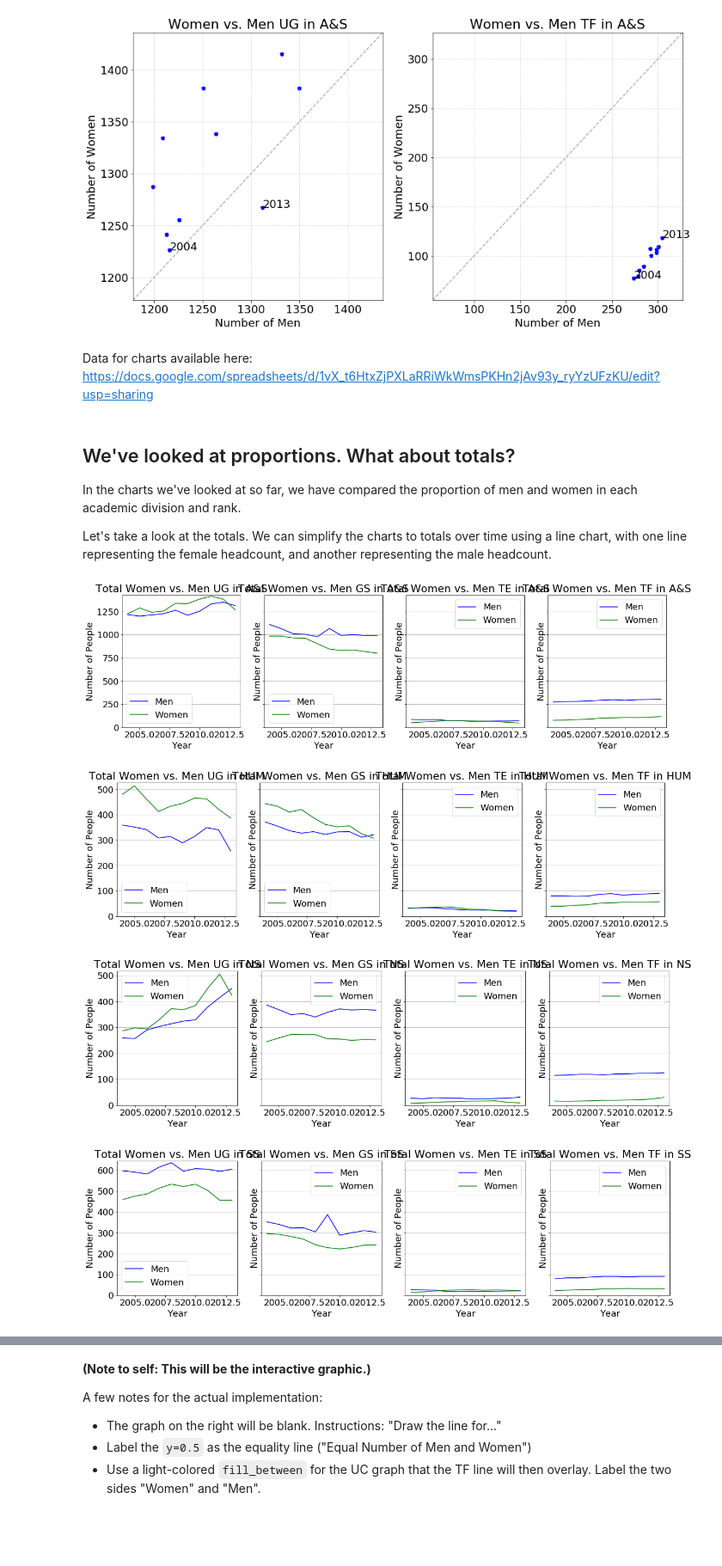
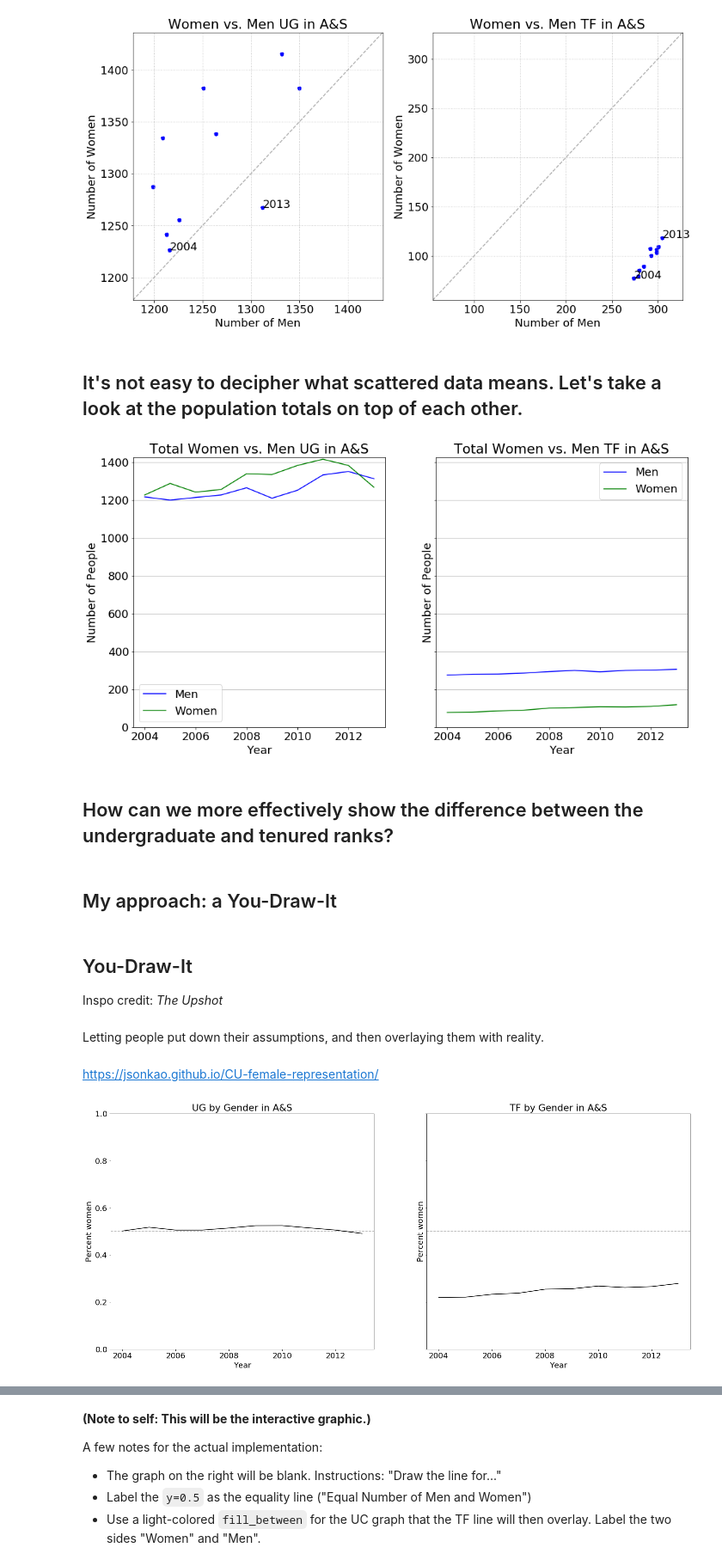
Before and after one commit to jsonkao/CU-female-representation, a Jupyter notebook: notebooks/female-representation.ipynb, the cells around one changed output, grey strips where cells are left out. Shown at 86% size. Cells and saved outputs as stored; diff of their text form; code cells hidden in the pictures; blank space fills up the shorter version.

```diff
--- a/notebooks/female-representation.ipynb
+++ b/notebooks/female-representation.ipynb
@@ -137,14 +137,6 @@ def drawArtsAndSciencesComparisons():
 drawArtsAndSciencesComparisons()
 # %% [output]
 [figure]
-# %% [markdown]
-Data for charts available here: https://docs.google.com/spreadsheets/d/1vX_t6HtxZjPXLaRRiWkWmsPKHn2jAv93y_ryYzUFzKU/edit?usp=sharing
-# %% [markdown]
-## We've looked at proportions. What about totals?
-
-In the charts we've looked at so far, we have compared the proportion of men and women in each academic division and rank.
-
-Let's take a look at the totals. We can simplify the charts to totals over time using a line chart, with one line representing the female headcount, and another representing the male headcount.
 # %%
 def plotLines(plot, div, rank, abbreviate=True):
     labelIndex = 1 if abbreviate else 0
@@ -160,3 +152,5 @@ def plotLines(plot, div, rank, abbreviate=True):
     plot.legend()
 
     plot.yaxis.grid(True)
+# %% [markdown]
+## It's not easy to decipher what scattered data means. Let's take a look at the population totals on top of each other.
@@ -163,10 +162,39 @@ def plotLines(plot, div, rank, abbreviate=True):
+# %%
+drawArtsAndSciencesTotals()
+# %% [output]
+[figure, added]
+# %% [markdown]
+## How can we more effectively show the difference between the undergraduate and tenured ranks?
+# %% [markdown]
+## My approach: a You-Draw-It
+# %% [markdown]
+## You-Draw-It
+
+Inspo credit: _The Upshot_
+# %% [markdown]
+Letting people put down their assumptions, and then overlaying them with reality.
+# %% [markdown]
+https://jsonkao.github.io/CU-female-representation/
+# %%
+def plotFemalePercentLine(plot, div, rank, abbreviate=True, fill=True):
+    labelIndex = 1 if abbreviate else 0
+    plot.set_title('{} by Gender in {}'.format(ranks[rank][labelIndex], divisions[div][labelIndex]))
+    table = requestTable(div, rank)
+    percents = table['Women'] / (table['Women'] + table['Men'])
+    plot.set_xlabel('Year')
+    plot.set_ylabel('Percent women')
+
+    plot.axis(ymin=0, ymax=1)
+    plot.axhline(y=0.5, linestyle='--', color='#aaaaaa')
+
+    plot.plot(table['Year'], percents, linestyle=('' if fill else '-'), marker='', color='black')
+    if fill:
+        plot.fill_between(table['Year'], percents, 0, facecolor='#99d8c9', interpolate=True)
+        plot.fill_between(table['Year'], 1, percents, facecolor='#fdbb84', interpolate=True)
 # %%
-for d in range(len(divisions)):
-    fig, ax_lst = plt.subplots(1, len(ranks), figsize=(20,5), sharey=True)
-    for r in range(len(ranks)):
-        plotLines(ax_lst[r], d, r)
+for d in range(1):
+    fig, ax_lst = plt.subplots(1, 2, figsize=(24,10), sharey=True)
+    for r in range(2):
+        plotFemalePercentLine(ax_lst[r], d, r*3, abbreviate=True, fill=False)
 # %% [output]
-[figure, old version]
+[figure, new version]
-[figure, removed]
-[figure, removed]
-[figure, removed]
```
Also changed, not shown: parts of 15 cells of this notebook, 1 other file.
